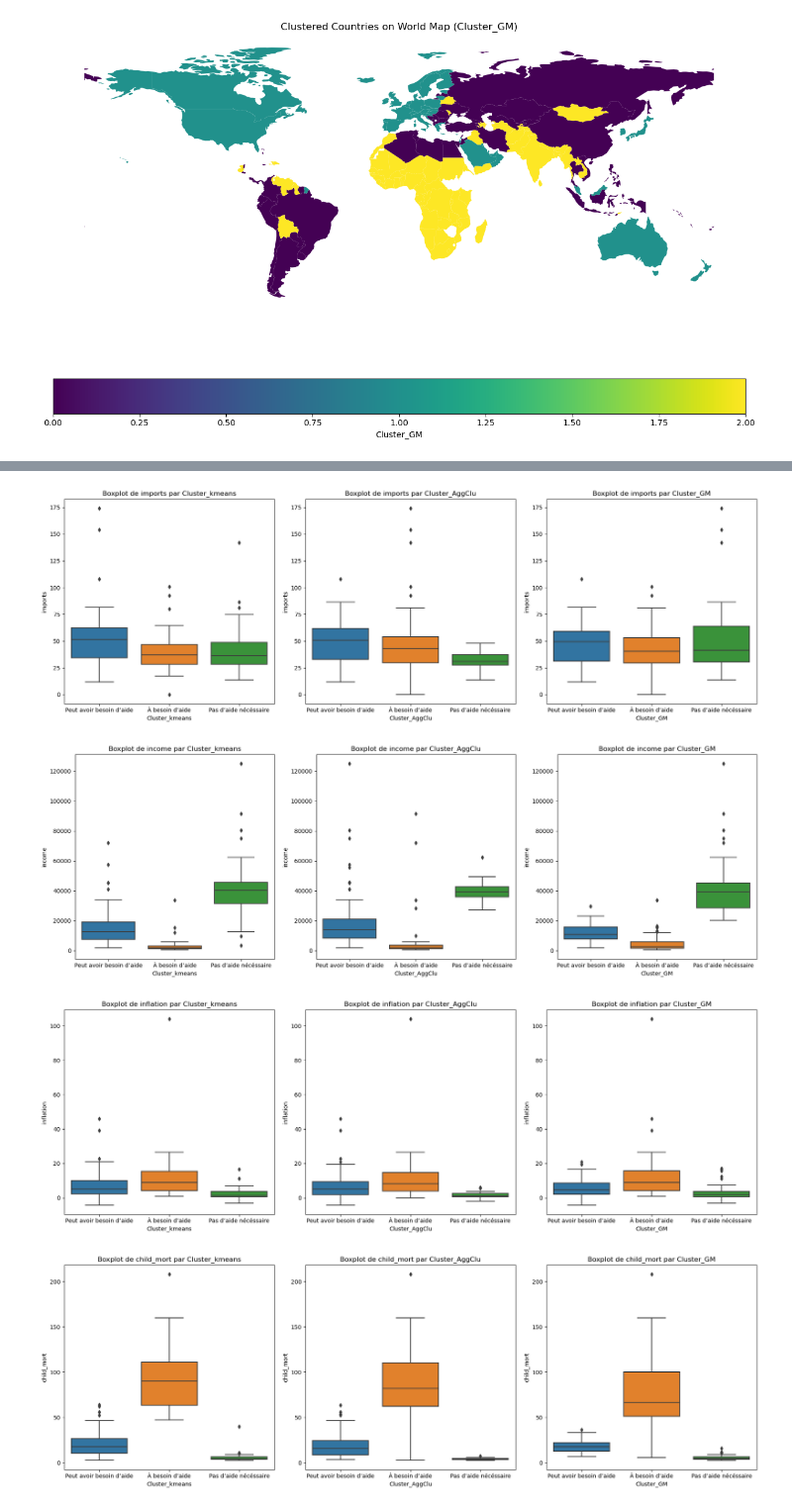
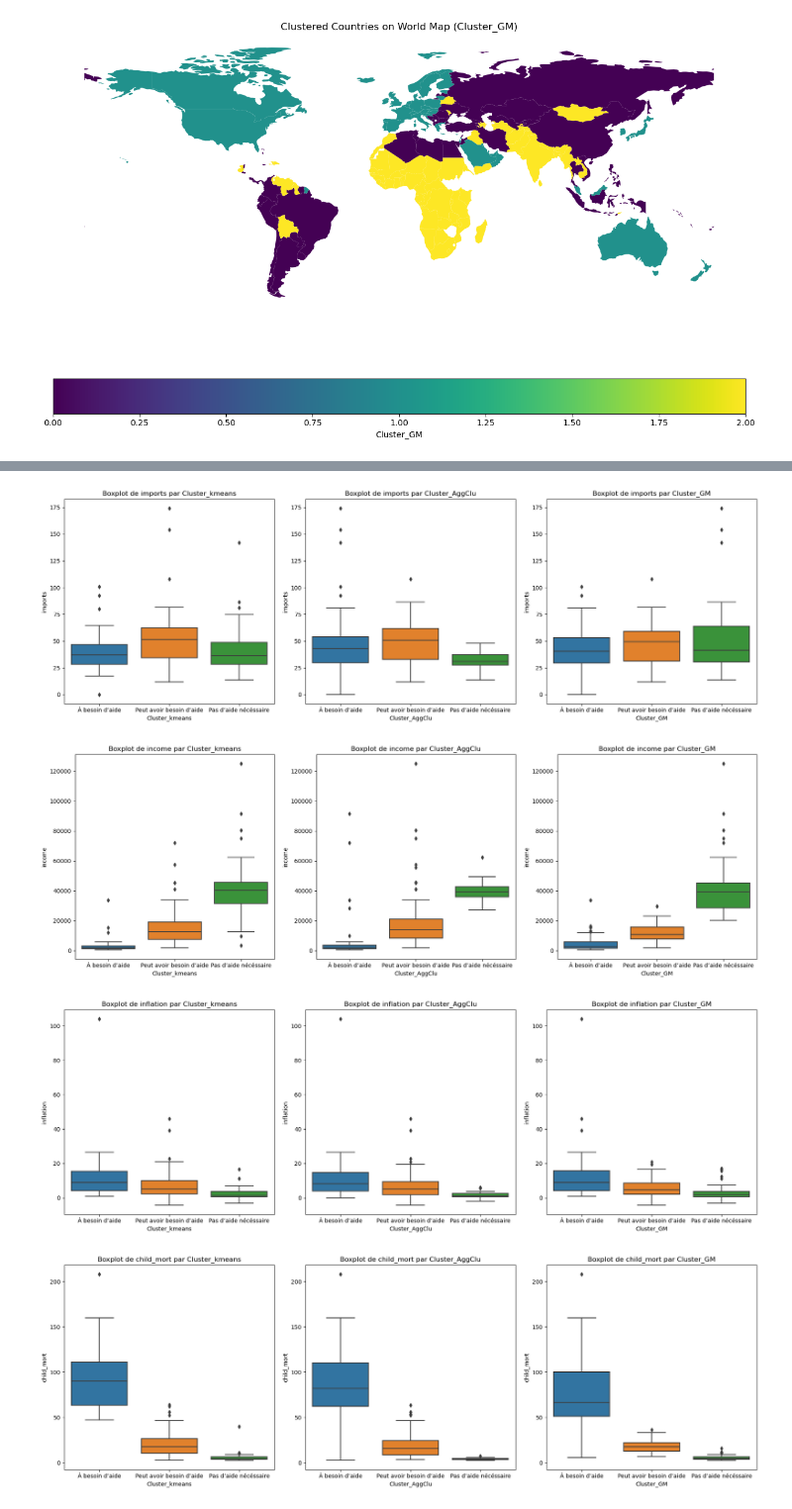
Before and after one commit to lilcdx/DATA832_Classification_pays, a Jupyter notebook: results.ipynb, the cells around one changed output, grey strips where cells are left out. Shown: that part at 99% size. Saved outputs shown, nothing was run; the diff lists cells and outputs as text; code cells hidden in the pictures.

```diff
--- a/results.ipynb
+++ b/results.ipynb
@@ -66,7 +66,7 @@ cluster_columns = ['Cluster_kmeans', 'Cluster_AggClu', 'Cluster_GM']
 variables = ['exports', 'health', 'imports', 'income', 'inflation', 'child_mort']
 
 # Définir l'ordre des clusters
-cluster_order = ["Peut avoir besoin d’aide", "À besoin d’aide", "Pas d’aide nécéssaire"]
+cluster_order = [ "À besoin d’aide", "Peut avoir besoin d’aide", "Pas d’aide nécéssaire"]
 
 # Parcourir les variables
 for var in variables:
@@ -88,4 +88,4 @@ for var in variables:
-[figure, old version]
+[figure, new version]
-[figure, old version]
+[figure, new version]
-[figure, old version]
+[figure, new version]
-[figure, old version]
+[figure, new version]
```
Also changed, not shown: parts of 1 cell of this notebook.
